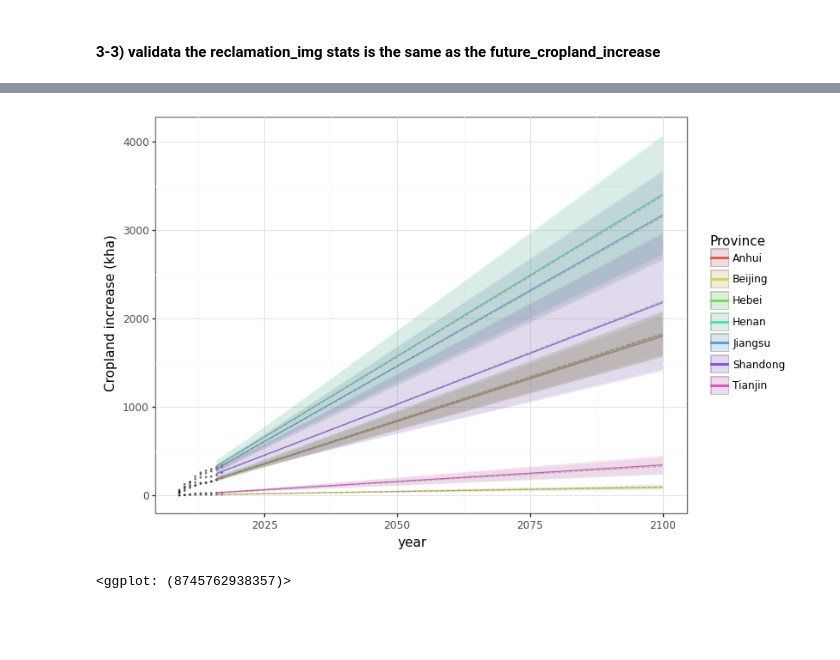
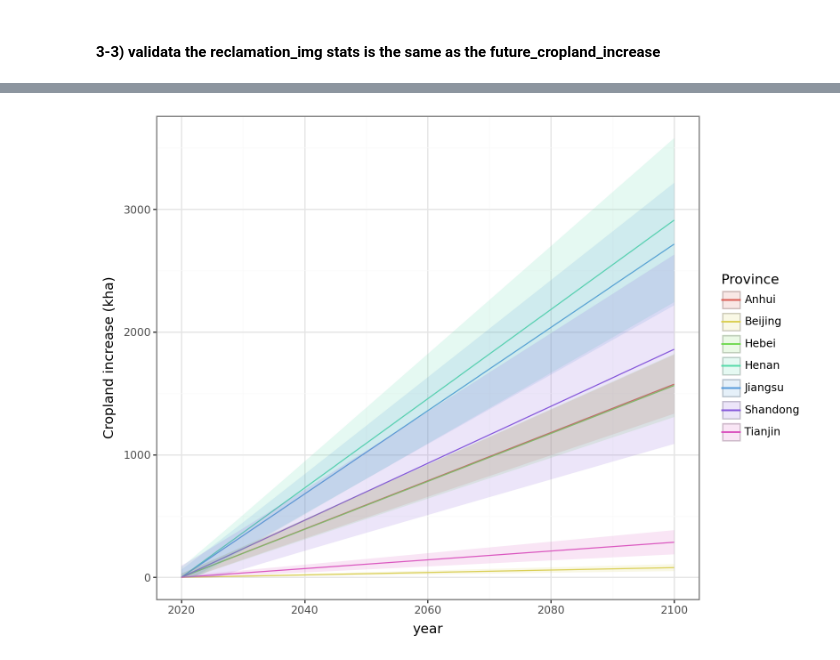
Before and after one commit to JinzhuWANG/Food_security_urban_GAEZ_Paper_3, a Jupyter notebook: Step_2_Sort_GAEZ_layers/05_2_compute_the_cropland_area_increase.ipynb, the cells around one changed output, grey strips where cells are left out. Cells and saved outputs as stored; diff of their text form; code cells hidden in the pictures; blank space fills up the shorter version.

Commit message:
Get final_farmland_area from urban_encroachment and relamation_increase

```diff
--- a/Step_2_Sort_GAEZ_layers/05_2_compute_the_cropland_area_increase.ipynb
+++ b/Step_2_Sort_GAEZ_layers/05_2_compute_the_cropland_area_increase.ipynb
@@ -819,23 +831,14 @@ sns.distplot(df_validate['rate'])
 # %%
-# seperate df for ploting
-df_validate_pred = df_validate >> mask(X.year > 2015)
-
 # plot the area change
 plotnine.options.figure_size = (8,6)
 plotnine.options.dip = 100
 
 (ggplot()
- # historical cropland increase
- + geom_point(cropland_increase_yearbook_NCP,aes(x='year',y='yearbook_cumsum_increase_kha'),size=0.2,alpha=0.4)
  # pred cropland increase
- + geom_line(df_validate_pred,aes(x='year',y='mean',color='Province'))
- + geom_ribbon(df_validate_pred,aes(x='year',ymin='obs_ci_lower',ymax='obs_ci_upper',fill='Province'),alpha=0.15)
- # pred cropland increase computed from img layers
- + geom_line(df_validate_pred,aes(x='year',y='area_kha',group='Province'),color='grey',linetype='dashed',alpha=0.5)
- + geom_ribbon(df_validate_pred,aes(x='year',ymin='area_kha_top',ymax='area_kha_bot',group='Province'),fill='grey',alpha=0.1)
+ + geom_line(cropland_increase_df,aes(x='year',y='area_kha',color='Province'))
+ + geom_ribbon(cropland_increase_df,aes(x='year',ymin='area_kha_bot',ymax='area_kha_top',fill='Province'),alpha=0.15)
  + theme_bw()
  + ylab('Cropland increase (kha)')
 )
 # %% [output]
-[figure, old version]
+[figure, new version]
-<ggplot: (8745762938357)>
```
Also changed, not shown: parts of 21 cells of this notebook, 2 other files.
